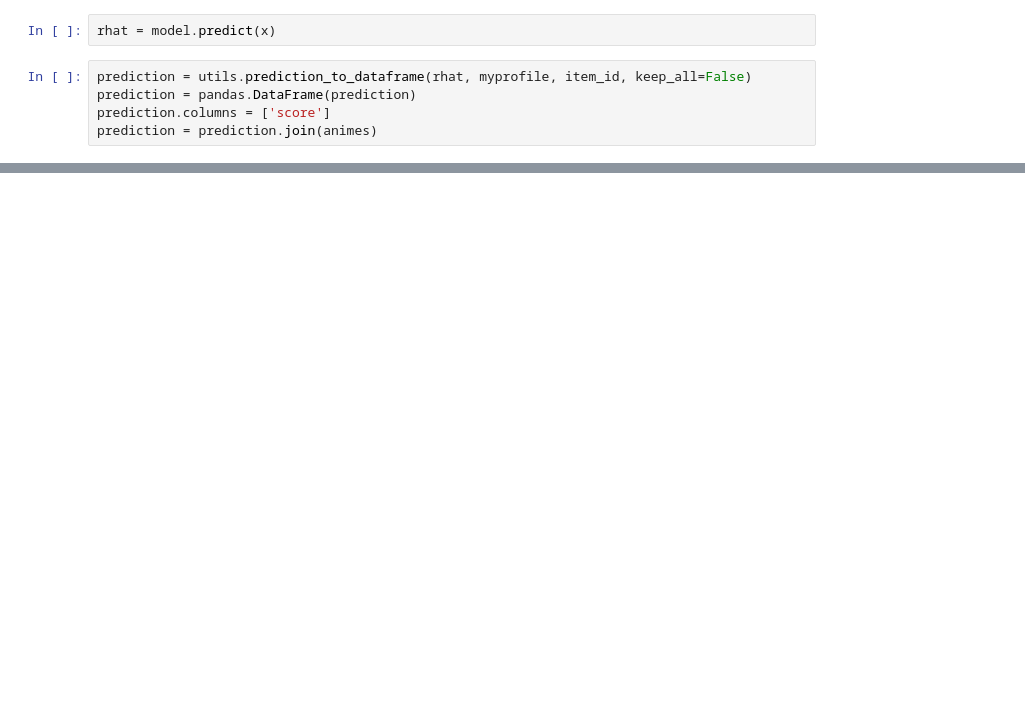
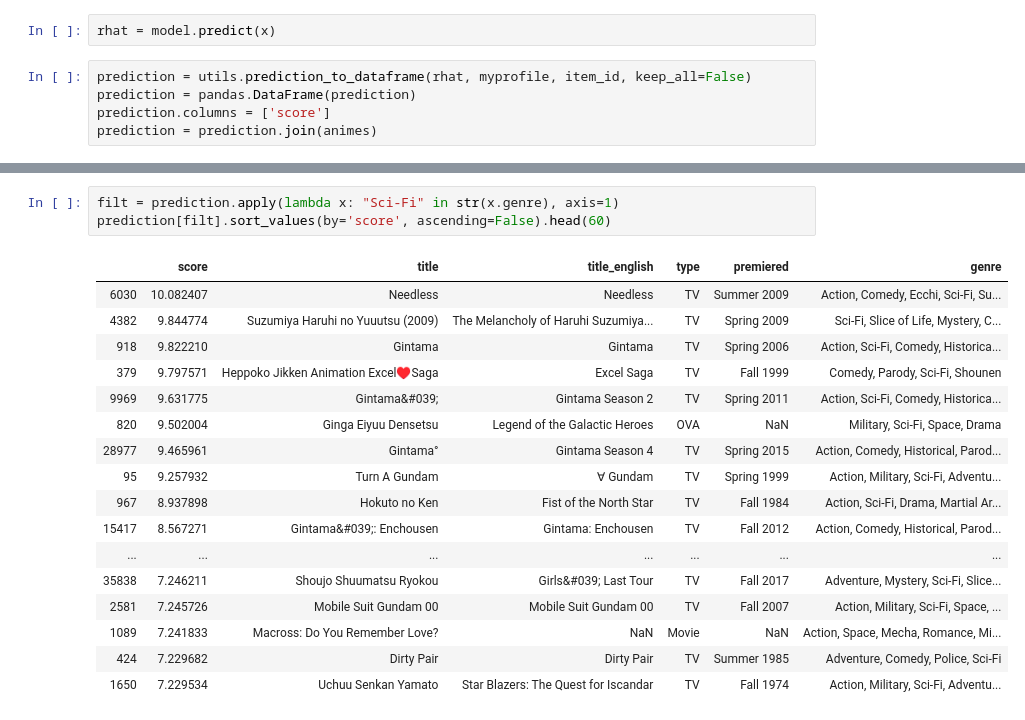
Before and after one commit to mpff/sasori, a Jupyter notebook: docs/example.ipynb, the cells around one changed output, grey strips where cells are left out. Drawn from its saved outputs; the diff is of its cells as text; blank space fills up the shorter version.

```diff
--- a/docs/example.ipynb
+++ b/docs/example.ipynb
@@ -65,0 +72,21 @@ prediction.sort_values(by='score', ascending=False).head(60)
+# %%
+filt = prediction.apply(lambda x: "Sci-Fi" in str(x.genre), axis=1)
+prediction[filt].sort_values(by='score', ascending=False).head(60)
+# %% [output]
+|  | score | title | title_english | type | premiered | genre |
+| 6030 | 10.082407 | Needless | Needless | TV | Summer 2009 | Action, Comedy, Ecchi, Sci-Fi, Su... |
+| 4382 | 9.844774 | Suzumiya Haruhi no Yuuutsu (2009) | The Melancholy of Haruhi Suzumiya... | TV | Spring 2009 | Sci-Fi, Slice of Life, Mystery, C... |
+| 918 | 9.822210 | Gintama | Gintama | TV | Spring 2006 | Action, Sci-Fi, Comedy, Historica... |
+| 379 | 9.797571 | Heppoko Jikken Animation Excel♥Saga | Excel Saga | TV | Fall 1999 | Comedy, Parody, Sci-Fi, Shounen |
+| 9969 | 9.631775 | Gintama&#039; | Gintama Season 2 | TV | Spring 2011 | Action, Sci-Fi, Comedy, Historica... |
+| 820 | 9.502004 | Ginga Eiyuu Densetsu | Legend of the Galactic Heroes | OVA | NaN | Military, Sci-Fi, Space, Drama |
+| 28977 | 9.465961 | Gintama° | Gintama Season 4 | TV | Spring 2015 | Action, Comedy, Historical, Parod... |
+| 95 | 9.257932 | Turn A Gundam | ∀ Gundam | TV | Spring 1999 | Action, Military, Sci-Fi, Adventu... |
+| 967 | 8.937898 | Hokuto no Ken | Fist of the North Star | TV | Fall 1984 | Action, Sci-Fi, Drama, Martial Ar... |
+| 15417 | 8.567271 | Gintama&#039;: Enchousen | Gintama: Enchousen | TV | Fall 2012 | Action, Comedy, Historical, Parod... |
+| ... | ... | ... | ... | ... | ... | ... |
+| 35838 | 7.246211 | Shoujo Shuumatsu Ryokou | Girls&#039; Last Tour | TV | Fall 2017 | Adventure, Mystery, Sci-Fi, Slice... |
+| 2581 | 7.245726 | Mobile Suit Gundam 00 | Mobile Suit Gundam 00 | TV | Fall 2007 | Action, Military, Sci-Fi, Space, ... |
+| 1089 | 7.241833 | Macross: Do You Remember Love? | NaN | Movie | NaN | Action, Space, Mecha, Romance, Mi... |
+| 424 | 7.229682 | Dirty Pair | Dirty Pair | TV | Summer 1985 | Adventure, Comedy, Police, Sci-Fi |
+| 1650 | 7.229534 | Uchuu Senkan Yamato | Star Blazers: The Quest for Iscandar | TV | Fall 1974 | Action, Military, Sci-Fi, Adventu... |
```
Also changed, not shown: parts of 4 cells of this notebook, 2 other files.
